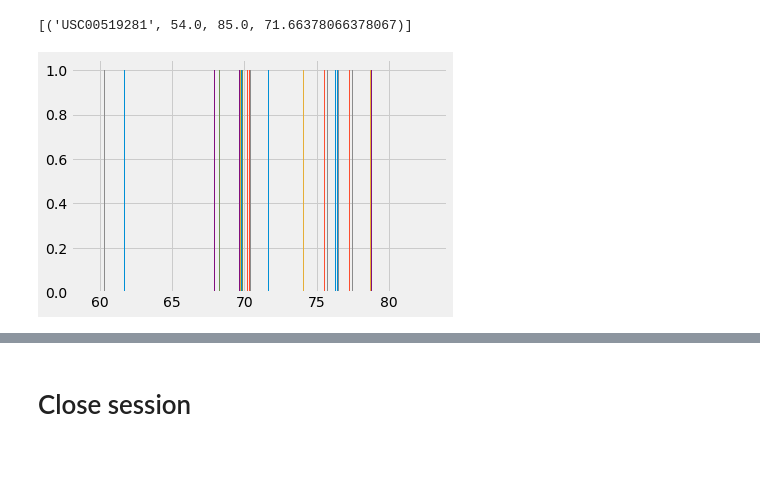
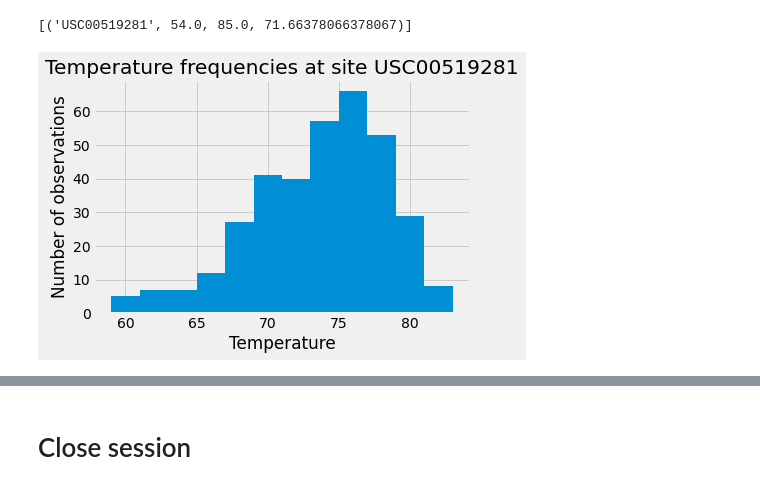
Before and after one commit to TomHOldershaw/sqlalchemy-challenge, a Jupyter notebook: climate.ipynb, the cells around one changed output, grey strips where cells are left out. Saved outputs shown, nothing was run; the diff lists cells and outputs as text; code cells hidden in the pictures; blank space fills up the shorter version.

Commit message:
Revised histogram

```diff
--- a/climate.ipynb
+++ b/climate.ipynb
@@ -158,15 +158,19 @@ data
 # %%
 # Using the most active station id
 # Query the last 12 months of temperature observation data for this station and plot the results as a histogram
 data = (session
        .query(Measurement.tobs)
         .filter(Measurement.date >= '2016-08-23')
        .filter(Measurement.station == most_frequent)
         .all()
        )
 
-plt.hist(data, bins=12)
+datalist = [point[0] for point in data]
 plt.figsize=(12,9)
+plt.hist(datalist, bins=12)
+plt.title(f"Temperature frequencies at site {most_frequent}")
+plt.xlabel("Temperature")
+plt.ylabel("Number of observations")
 plt.show()
 # %% [output]
-[figure, old version]
+[figure, new version]
```
Also changed, not shown: parts of 1 cell of this notebook.
